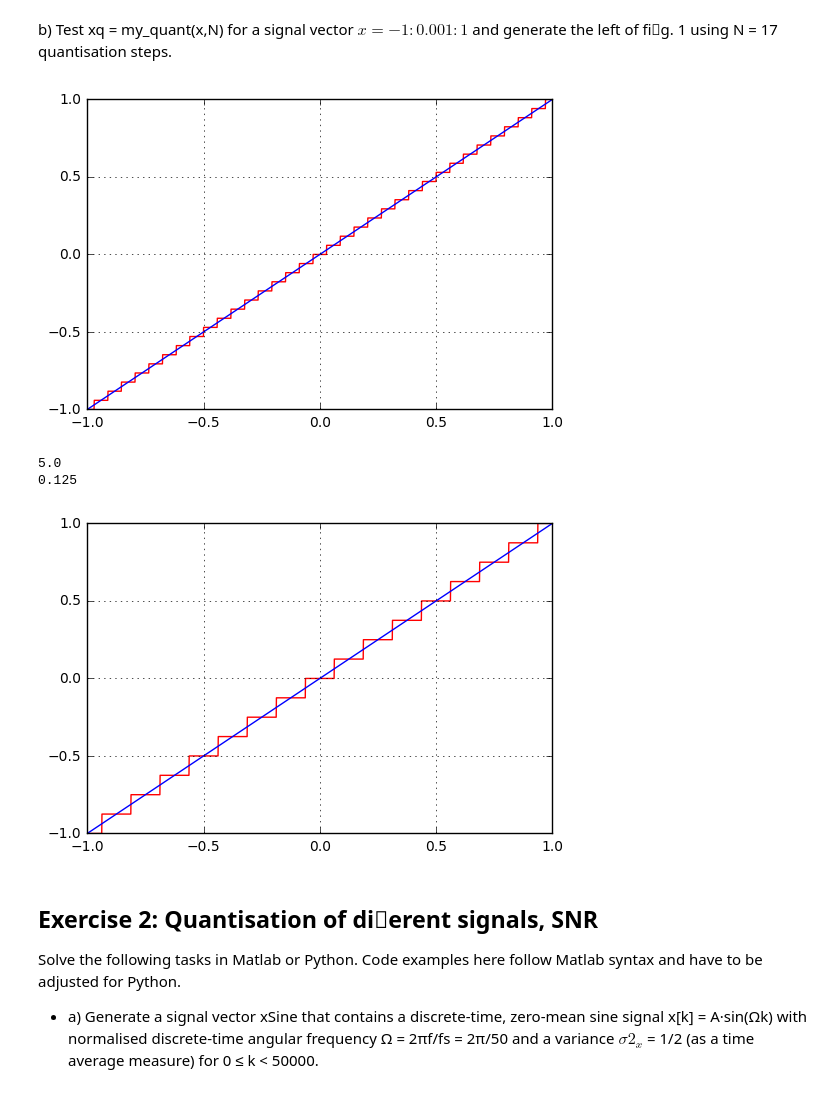
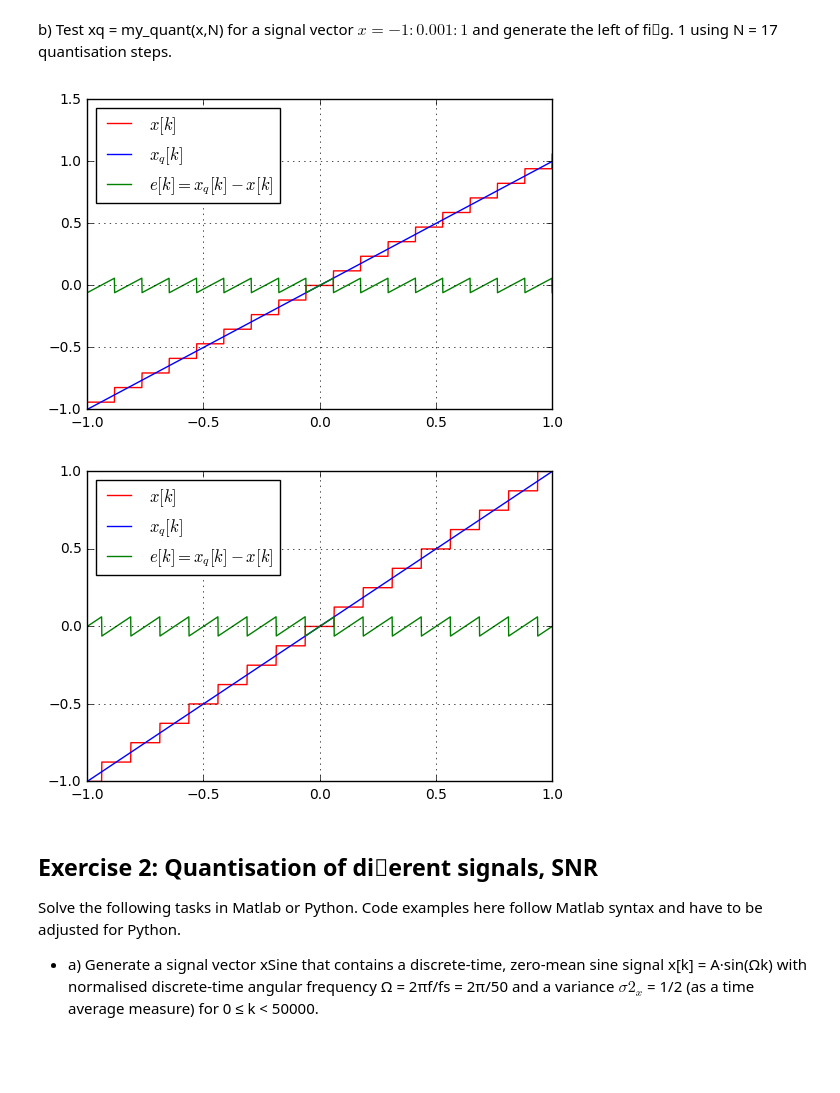
Before and after one commit to JakobHeller/DigitalSignalProcessing, a Jupyter notebook: Lab3.ipynb, the cells around one changed output. Drawn from its saved outputs; the diff is of its cells as text; code cells hidden in the pictures; blank space fills up the shorter version.

Commit message:
Add files via upload
Lab3: Ex1 added legends and error estimation.

```diff
--- a/Lab3.ipynb
+++ b/Lab3.ipynb
@@ -9,10 +9,10 @@ import numpy as np
 from scipy import signal
 import matplotlib.pyplot as plt
 
-def uniform_midtread_quantizer(x, N):
-   # k = abs(max(x))+abs(min(x))
-    Q = 1/N
-    # limiter
+def my_quant(x, N):
+    L = abs(max(x))+abs(min(x))
+    Q = L/N
+    # limiter limits the input on x to a certain value so there is no overshoot
     x = np.copy(x)
     idx = np.where(np.abs(x) >= 1)
     x[idx] = np.sign(x[idx])
@@ -20,16 +20,4 @@ def uniform_midtread_quantizer(x, N):
     xQ = Q * np.floor(x/Q + 1/2)
 
     return xQ
-
-def my_quant(x,N):
-    w = np.floor(np.log2(N)+1)
-
-    print(w)
-    Q=np.abs(min(x))/(2**(w-2))
-    print(Q)
-    if((N % 2) != 0):
-        x_quant =Q*np.floor((x/Q)+0.5)
-    else:
-        x_quant =Q*np.floor((x/Q)+0.5)
-    return x_quant
 # %% [markdown]
@@ -37,23 +25,25 @@ b) Test xq = my_quant(x,N) for a signal vector $x = -1:0.001:1$ and generate the
 # %%
 x = np.linspace(-1,1,2/0.001)
-#x_quant = my_quant(x,17)
-x_quant = uniform_midtread_quantizer(x, 17)
+x_quant = my_quant(x, 17)
 plt.figure
-plt.plot(x,x_quant,'r')
-plt.plot(x,x)
+plt.plot(x,x_quant,'r', label='$x[k]$')
+plt.plot(x,x, label='$x_q[k]$')
+plt.plot(x,x-x_quant, 'g' , label='$e[k]=x_q[k]-x[k]$')
+plt.legend(loc='upper left')
+
 plt.grid()
 # %% [output]
-[figure, old version]
+[figure, new version]
 # %%
 x = np.linspace(-1,1,2/0.001)
 x_quant = my_quant(x,16)
 
 plt.figure
-plt.plot(x,x_quant,'r')
-plt.plot(x,x)
+plt.plot(x,x_quant,'r', label='$x[k]$')
+plt.plot(x,x, label='$x_q[k]$')
+plt.plot(x,x-x_quant, 'g' , label='$e[k]=x_q[k]-x[k]$')
+plt.legend(loc='upper left')
 plt.grid()
 # %% [output]
-5.0
-0.125
-[figure, old version]
+[figure, new version]
 # %% [markdown]
```
Also changed, not shown: parts of 7 cells of this notebook.
